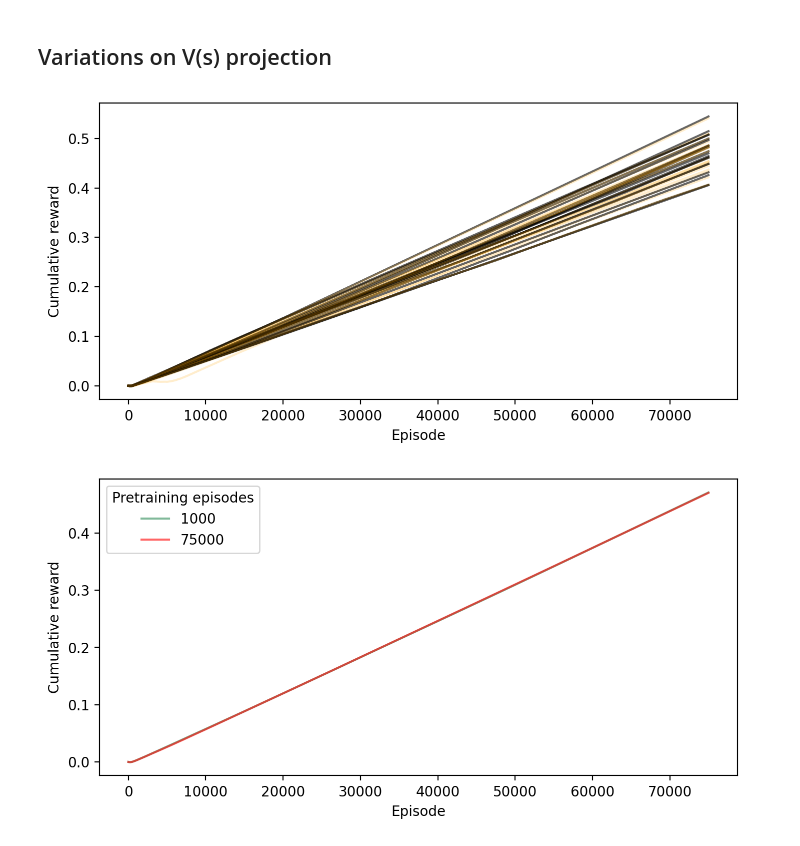
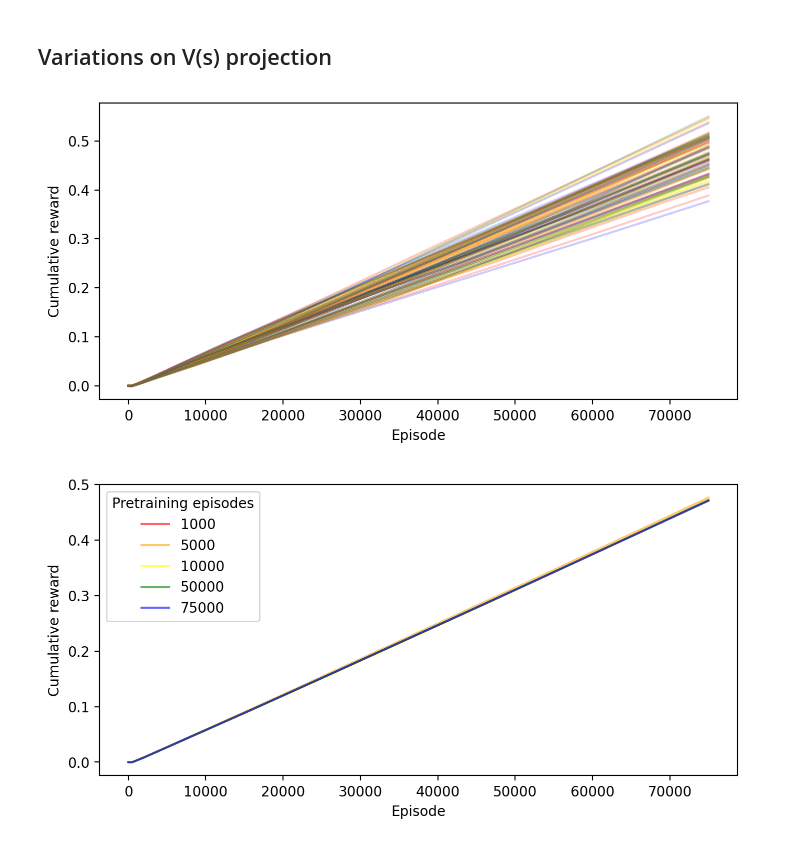
Before and after one commit to CoAxLab/azad-next-move, a Jupyter notebook: notebooks/wythoff_exp1000_50000_euc.ipynb, the cells around one changed output. Cells and saved outputs as stored; diff of their text form; code cells hidden in the pictures.

```diff
--- a/notebooks/wythoff_exp1000_50000_euc.ipynb
+++ b/notebooks/wythoff_exp1000_50000_euc.ipynb
@@ -35,6 +35,15 @@ def load_stumbler_data(path, index_range=(0, 20)):
 path = "/Users/Jack/Desktop/PNC/CoAx/azad-next-move/data/wythoff/exp1000_euc/"
 exp_1000 = load_stumbler_data(path, (1, 21))
 
+path = "/Users/Jack/Desktop/PNC/CoAx/azad-next-move/data/wythoff/exp5000_euc/"
+exp_5000 = load_stumbler_data(path, (1, 21))
+
+path = "/Users/Jack/Desktop/PNC/CoAx/azad-next-move/data/wythoff/exp10000_euc/"
+exp_10000 = load_stumbler_data(path, (1, 21))
+
+path = "/Users/Jack/Desktop/PNC/CoAx/azad-next-move/data/wythoff/exp50000_euc/"
+exp_50000 = load_stumbler_data(path, (1, 21))
+
 path = "/Users/Jack/Desktop/PNC/CoAx/azad-next-move/data/wythoff/exp28/"
 exp_28 = load_stumbler_data(path, (1, 21))
 # %%
@@ -53,24 +71,33 @@ episode_28,     exp_28_avg, _ = score_summary(  exp_28, key="total_reward")
 # %%
 T = 5000
 plt.figure(figsize=(7, 3.5))
-for m1, m2 in zip(exp_1000, exp_28):
+for m1, m2, m3, m4, m5 in zip(exp_1000, exp_5000, exp_10000, exp_50000, exp_28):
     d1 = np.asarray(m1["total_reward"]) / np.max(m1["episode"])
     d2 = np.asarray(m2["total_reward"]) / np.max(m2["episode"])
-    plt.plot(m1["episode"], d1, color="black", alpha=0.6)
+    d3 = np.asarray(m3["total_reward"]) / np.max(m3["episode"])
+    d4 = np.asarray(m4["total_reward"]) / np.max(m4["episode"])
+    d5 = np.asarray(m5["total_reward"]) / np.max(m5["episode"])
+    plt.plot(m1["episode"], d1, color="red",    alpha=0.2)
     plt.plot(m2["episode"], d2, color="orange", alpha=0.2)
+    plt.plot(m3["episode"], d3, color="yellow", alpha=0.2)
+    plt.plot(m4["episode"], d4, color="green",  alpha=0.2)
+    plt.plot(m5["episode"], d5, color="blue",   alpha=0.2)
 
 _ = plt.tight_layout()
 # _ = plt.xlim(0, T)
 # _ = plt.ylim(0, T)
 _ = plt.xlabel("Episode")
 _ = plt.ylabel("Cumulative reward")
 # %% [output]
-[figure, old version]
+[figure, new version]
 # %%
 T = 5000
 plt.figure(figsize=(7, 3.5))
-plt.plot(episode_1000, exp_1000_avg/np.max(episode_1000), color="seagreen", alpha=0.6, label="1000")
-plt.plot(episode_28, exp_28_avg/np.max(episode_28), color="red", alpha=0.6, label="75000")
+plt.plot(episode_1000,   exp_1000_avg/np.max(episode_1000),  color="red",    alpha=0.6, label="1000")
+plt.plot(episode_5000,   exp_5000_avg/np.max(episode_5000),  color="orange", alpha=0.6, label="5000")
+plt.plot(episode_10000, exp_10000_avg/np.max(episode_10000), color="yellow", alpha=0.6, label="10000")
+plt.plot(episode_50000, exp_50000_avg/np.max(episode_50000), color="green",  alpha=0.6, label="50000")
+plt.plot(episode_28, exp_28_avg/np.max(episode_28), color="blue", alpha=0.6, label="75000")
 _ = plt.legend(title="Pretraining episodes")
 _ = plt.tight_layout()
 # _ = plt.xlim(0, T)
@@ -78,4 +105,4 @@ _ = plt.tight_layout()
 _ = plt.xlabel("Episode")
 _ = plt.ylabel("Cumulative reward")
 # %% [output]
-[figure, old version]
+[figure, new version]
```
Also changed, not shown: parts of 7 cells of this notebook, 3 other files.
